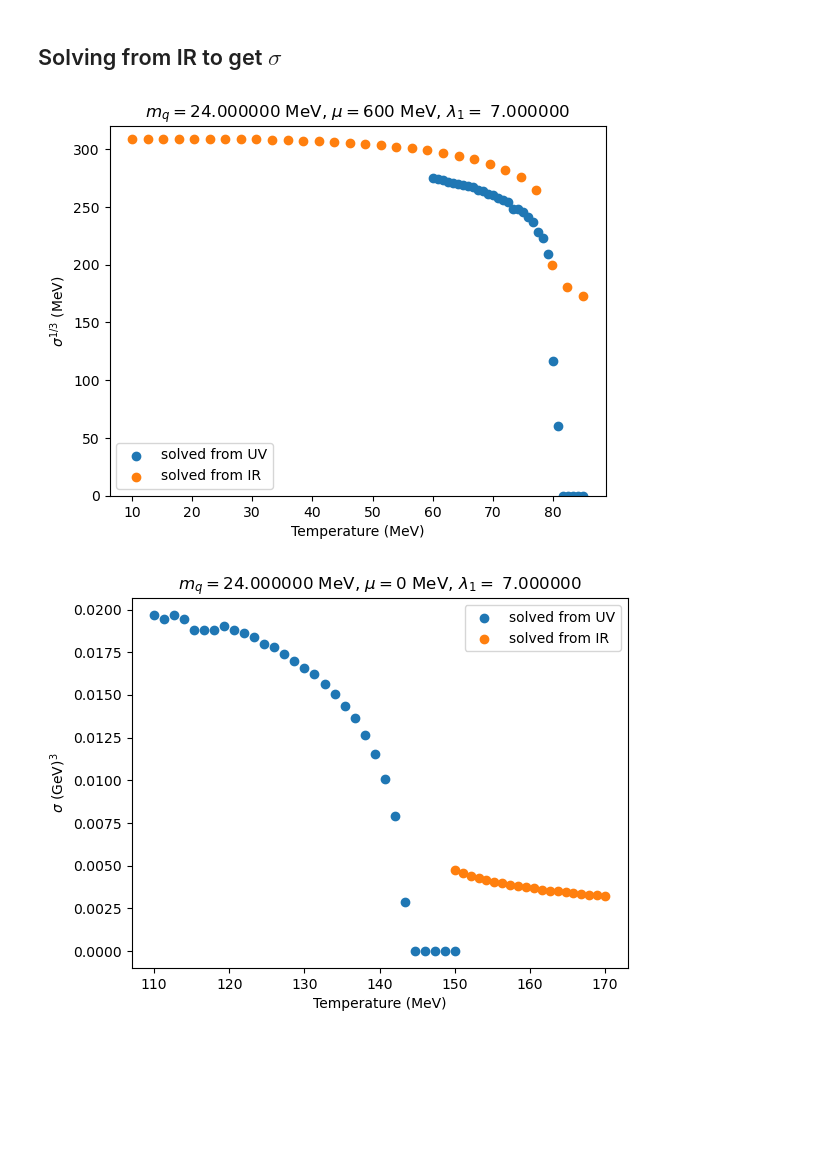
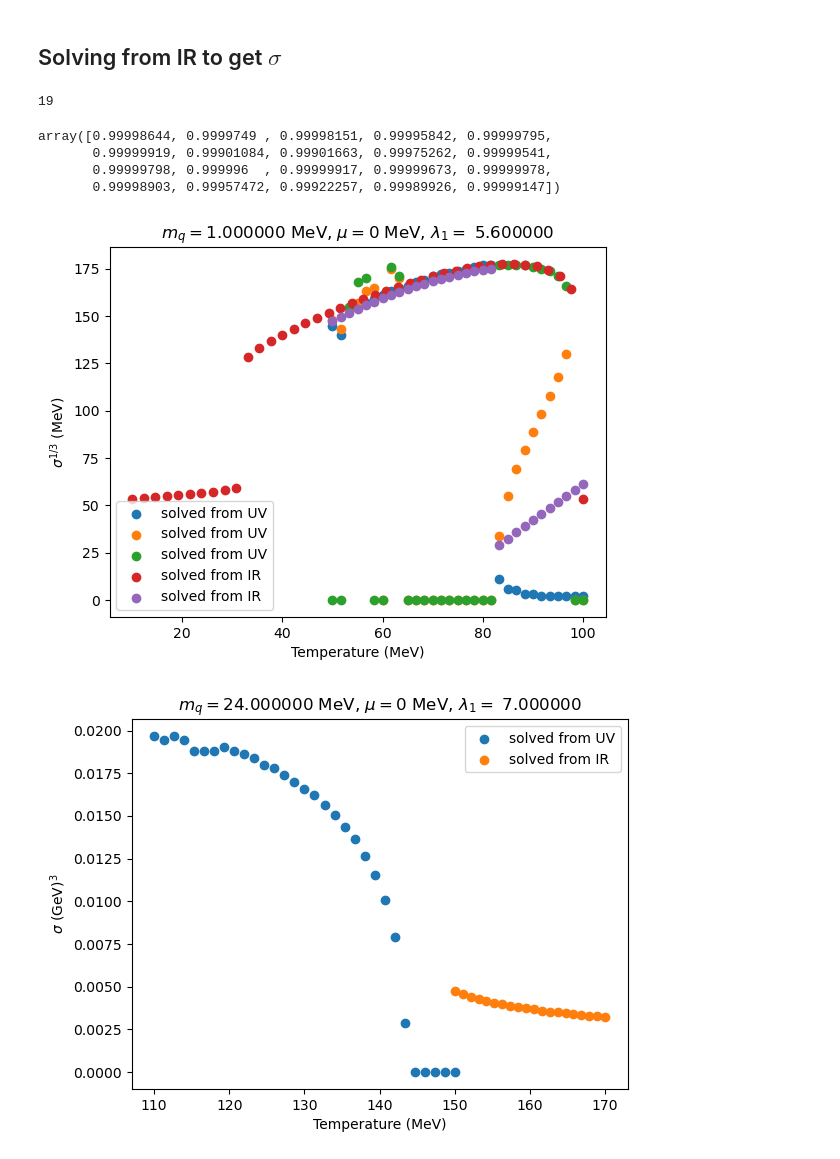
Before and after one commit to seanbartz/DilatonMixingParallel, a Jupyter notebook: chiral_comparison.ipynb, the cells around one changed output. Cells and saved outputs as stored; diff of their text form; code cells hidden in the pictures; blank space fills up the shorter version.

Commit message:
improved IR solution
Now solves from IR, allowing for multiple values of chiral condensate. Solving from IR allows to go to lower temperatures

```diff
--- a/chiral_comparison.ipynb
+++ b/chiral_comparison.ipynb
@@ -280,14 +280,14 @@ from criticalZoom import order_checker
 # create an array of temperature values from 80 to 130 with a step size of 1
 minsigma=0
 maxsigma=300
-tmin=60
-tmax=85
+tmin=50
+tmax=100
 numtemp=31
 mu=0
-lambda1=7
+lambda1=5.6
 a0=0
-mu=600
-ml=24
+mu=0
+ml=0
 
 tmin,tmax,minsigma,maxsigma,order,temps1,truesigma,Tc=order_checker(tmin,tmax,numtemp,minsigma,maxsigma,ml,mu,lambda1,a0)
 # %% [output]
@@ -370,6 +378,6 @@ def find_d0_hard_way(T,mu,mq_target,d0_lower,d0_upper):
     return d0_lower,d0_upper,mq_approx,mq_lower,mq_upper
 # %%
-temps=np.linspace(120,150,31)
+temps=np.linspace(10,100,40)
 #create an array of length temps to store the values of sigma
 sigma_IR_list=np.zeros(len(temps))
 d0_list=np.zeros(len(temps))
@@ -382,12 +390,12 @@ zeta=np.sqrt(3)/(2*np.pi)
 #loop over temps
 for i in range(len(temps)):
     T=temps[i]
-    mq_input=24
+    mq_input=1
     d0_lower=0
     d0_upper=15
-    mq_approx=0
+    mq_approx=100
     iterations=0
-    while np.abs(mq_approx-mq_input)>1e-3 and iterations<15:
+    while np.abs((mq_approx-mq_input)/mq_input)>1e-3 and iterations<15:
         d0_lower,d0_upper,mq_approx,mq_lower,mq_upper=find_d0_hard_way(T,mu,mq_input,d0_lower,d0_upper)
         iterations+=1
 
@@ -405,6 +413,29 @@ for i in range(len(temps)):
         print("failed to converge for T=",T, "with mq=",mq_approx, "and cube root sigma=",sigma**(1/3))
 
 sigmas_IR=np.array(sigma_IR_list)
+# %%
+i
+# %% [output]
+19
+# %%
+mq_list
+# %% [output]
+array([0.99998644, 0.9999749 , 0.99998151, 0.99995842, 0.99999795,
+       0.99999919, 0.99901084, 0.99901663, 0.99975262, 0.99999541,
+       0.99999798, 0.999996  , 0.99999917, 0.99999673, 0.99999978,
+       0.99998903, 0.99957472, 0.99922257, 0.99989926, 0.99999147])
+# %%
+T=50
+mq_input=1e-4
+d0_lower=0
+d0_upper=15
+mq_approx=0
+iterations=0
+while np.abs(mq_approx-mq_input)>1e-3 and iterations<15:
+    d0_lower,d0_upper,mq_approx,mq_lower,mq_upper=find_d0_hard_way(T,mu,mq_input,d0_lower,d0_upper)
+    iterations+=1
+
+d0_list[i]=(d0_lower+d0_upper)/2
 # %%
 temps=np.linspace(10,85,30)
 #create an array of length temps to store the values of sigma
@@ -416,6 +447,7 @@ ui=1e-4
 uf=1-ui
 mu=600
 zeta=np.sqrt(3)/(2*np.pi)
+mq_input=1e-4
 
 #loop over temps
 for i in range(len(temps)):
@@ -423,9 +455,9 @@ for i in range(len(temps)):
     mq_input=24
     d0_lower=0
     d0_upper=15
-    mq_approx=0
+    mq_approx=100
     iterations=0
-    while np.abs(mq_approx-mq_input)>1e-3 and iterations<15:
+    while np.abs((mq_approx-mq_input)/mq_input)>1e-3 and iterations<15:
         d0_lower,d0_upper,mq_approx,mq_lower,mq_upper=find_d0_hard_way(T,mu,mq_input,d0_lower,d0_upper)
         iterations+=1
 
@@ -460,18 +492,18 @@ for i in range(len(temps)):
 sigmas_IR=np.array(sigma_IR_list)
 # %%
 plt.scatter(temps1,truesigma[:,0],label="solved from UV")
-# plt.scatter(temps1,truesigma[:,1],label="solved from UV")
-# plt.scatter(temps,truesigma[:,2],label="solved from UV")
+plt.scatter(temps1,truesigma[:,1],label="solved from UV")
+plt.scatter(temps1,truesigma[:,2],label="solved from UV")
 plt.scatter(temps,sigmas_IR**(1/3),label="solved from IR")
-# plt.scatter(temps_old,sigmas_old**(1/3),label="solved from IR")
+plt.scatter(oldtemps,oldsigmas**(1/3),label="solved from IR")
 plt.xlabel("Temperature (MeV)")
 plt.ylabel("$\sigma^{1/3}$ (MeV)")
 plt.legend()
-plt.ylim(0,320)
+# plt.ylim(0,320)
 #set the x range
 #plt.xlim(temps_list[0][0],max_temp)
 #plt.ylim([np.amin((1.05*sigma_list[0]/1000))**3,np.amax((1.05*sigma_list[0]/1000))**3])
-plt.title(r'$m_q=%f$ MeV, $\mu=%i$ MeV, $\lambda_1=$ %f' %(ml,mu,lambda1))
+plt.title(r'$m_q=%f$ MeV, $\mu=%i$ MeV, $\lambda_1=$ %f' %(mq_input,mu,lambda1))
 plt.show()
 # %% [output]
-[figure, old version]
+[figure, new version]
```
Also changed, not shown: parts of 8 cells of this notebook, 5 other files.
